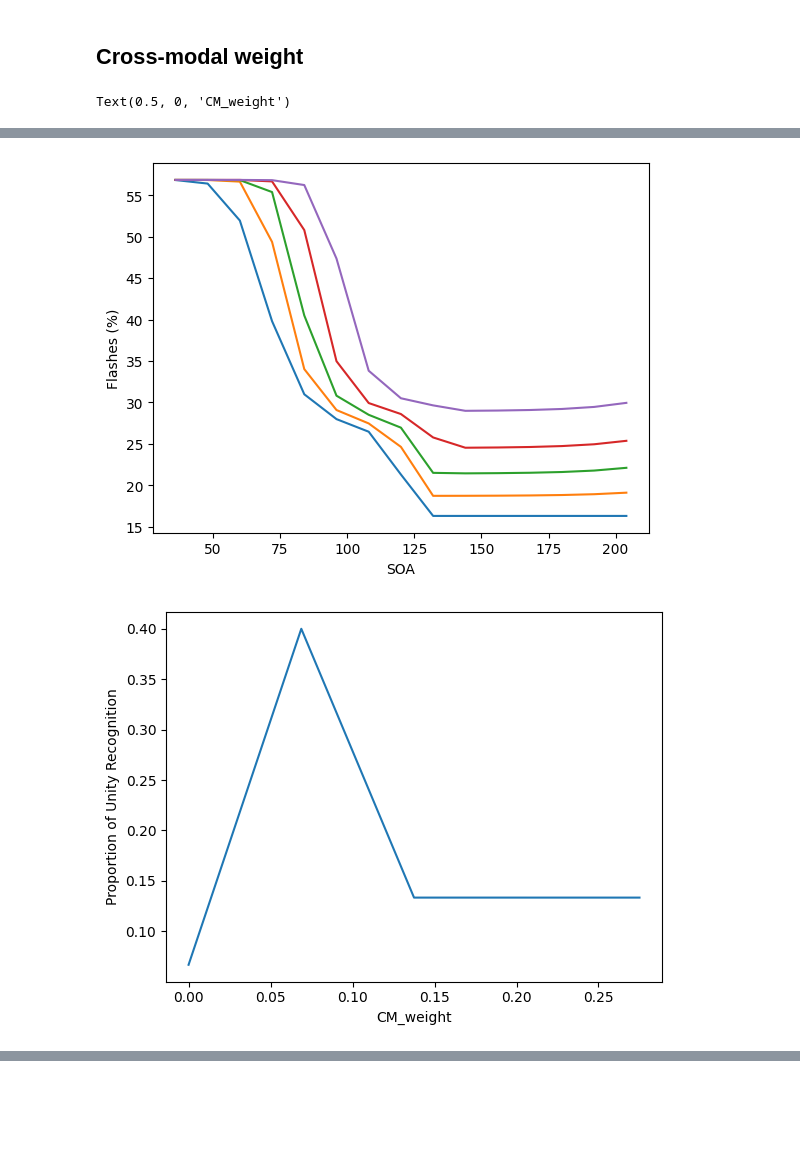
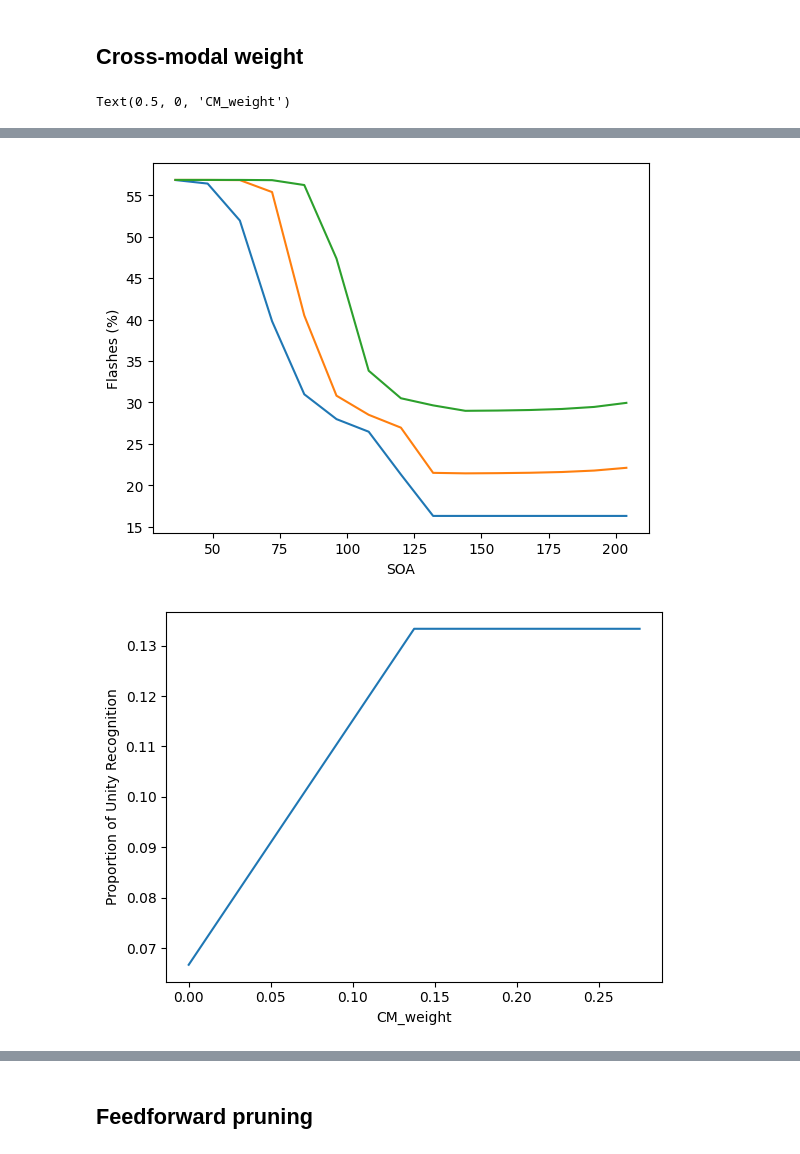
Before and after one commit to renatoparedes/SCZ_DFI_Model, a Jupyter notebook: HSPQ_Parameter_Exploration.ipynb, the cells around one changed output, grey strips where cells are left out. Drawn from its saved outputs; the diff is of its cells as text; code cells hidden in the pictures; blank space fills up the shorter version.

```diff
--- a/HSPQ_Parameter_Exploration.ipynb
+++ b/HSPQ_Parameter_Exploration.ipynb
@@ -122,7 +122,9 @@ import numpy as np
 from findpeaks import findpeaks
 
 
-def myjob_explore(soa, l_ex, fb_weight, cm_weight):
+def myjob_explore(
+    soa, l_ex, fb_weight, cm_weight, ff_pruning_threshold, cm_pruning_threshold
+):
     model = Paredes2022(
         time_range=(0, 500),
         neurons=30,
@@ -142,6 +144,8 @@ def myjob_explore(soa, l_ex, fb_weight, cm_weight):
         feedback_weight=fb_weight,
         feedforward_weight=ff_weight,
         lateral_excitation=l_ex,
+        feedforward_pruning_threshold=ff_pruning_threshold,
+        cross_modal_pruning_threshold=cm_pruning_threshold,
     )
 
     fp = findpeaks(method="topology", verbose=0, limit=0.15)
@@ -174,17 +178,18 @@ cm_weight, fb_weight, ff_weight, a_tau, v_tau, m_tau = (
 )
 
 soas = np.linspace(36, 204, 15)
-lex_values = np.linspace(1.90, 2.15, 5)
+lex_values = np.linspace(1.90, 2.15, 3)
 
 raw_model_data_per_lex = []
 tbw_per_lex = []
 res_per_lex = []
 causes_per_lex = []
+opi_per_lex = []
 
 for lex in lex_values:
     with Parallel(n_jobs=-1) as parallel:
         par_res = parallel(
-            delayed(myjob_explore)(soa, lex, fb_weight, cm_weight) for soa in soas
+            delayed(myjob_explore)(soa, lex, fb_weight, cm_weight, 0, 0) for soa in soas
         )
 
     p_two_flashes = [i[0] for i in par_res]
@@ -201,6 +206,9 @@ for lex in lex_values:
     p_two_causes_average = np.average(np.array(p_two_causes))
     p_unity = 1 - p_two_causes_average
     causes_per_lex.append(p_unity)
+
+    opi = np.average(raw_model_data)
+    opi_per_lex.append(opi)
 # %%
 plt.figure(1)
 plt.plot(lex_values, tbw_per_lex)
@@ -234,17 +248,18 @@ cm_weight, fb_weight, ff_weight, a_tau, v_tau, m_tau = (
 )
 
 soas = np.linspace(36, 204, 15)
-fb_weight_values = np.linspace(0.35, 0.4, 5)
+fb_weight_values = np.linspace(0.35, 0.4, 3)
 
 raw_model_data_per_fb_weight = []
 tbw_per_fb_weight = []
 res_per_fb_weight = []
 causes_per_fb_weight = []
+opi_per_fb_weight = []
 
 for fb_weight in fb_weight_values:
     with Parallel(n_jobs=-1) as parallel:
         par_res = parallel(
-            delayed(myjob_explore)(soa, 2, fb_weight, cm_weight) for soa in soas
+            delayed(myjob_explore)(soa, 2, fb_weight, cm_weight, 0, 0) for soa in soas
         )
 
     p_two_flashes = [i[0] for i in par_res]
@@ -261,6 +276,9 @@ for fb_weight in fb_weight_values:
     p_two_causes_average = np.average(np.array(p_two_causes))
     p_unity = 1 - p_two_causes_average
     causes_per_fb_weight.append(p_unity)
+
+    opi = np.average(raw_model_data)
+    opi_per_fb_weight.append(opi)
 # %%
 plt.figure(1)
 plt.plot(fb_weight_values, tbw_per_fb_weight)
@@ -294,17 +318,18 @@ cm_weight, fb_weight, ff_weight, a_tau, v_tau, m_tau = (
 )
 
 soas = np.linspace(36, 204, 15)
-cm_weight_values = np.linspace(0, 0.275, 5)
+cm_weight_values = np.linspace(0, 0.275, 3)
 
 raw_model_data_per_cm_weight = []
 tbw_per_cm_weight = []
 res_per_cm_weight = []
 causes_per_cm_weight = []
+opi_per_cm_weight = []
 
 for cm_weight in cm_weight_values:
     with Parallel(n_jobs=-1) as parallel:
         par_res = parallel(
-            delayed(myjob_explore)(soa, 2, fb_weight, cm_weight) for soa in soas
+            delayed(myjob_explore)(soa, 2, fb_weight, cm_weight, 0, 0) for soa in soas
         )
 
     p_two_flashes = [i[0] for i in par_res]
@@ -321,6 +346,9 @@ for cm_weight in cm_weight_values:
     p_two_causes_average = np.average(np.array(p_two_causes))
     p_unity = 1 - p_two_causes_average
     causes_per_cm_weight.append(p_unity)
+
+    opi = np.average(raw_model_data)
+    opi_per_cm_weight.append(opi)
 # %%
 plt.figure(1)
 plt.plot(cm_weight_values, tbw_per_cm_weight)
@@ -336,5 +364,10 @@ plt.figure(3)
 plt.plot(cm_weight_values, causes_per_cm_weight)
 plt.ylabel("Proportion of Unity Recognition")
 plt.xlabel("CM_weight")
+
+plt.figure(4)
+plt.plot(cm_weight_values, opi_per_cm_weight)
+plt.ylabel("Overall Proneness to the illusion (%)")
+plt.xlabel("CM_weight")
 # %% [output]
 Text(0.5, 0, 'CM_weight')
@@ -342,2 +375,2 @@ Text(0.5, 0, 'CM_weight')
-[figure, old version]
+[figure, new version]
-[figure, old version]
+[figure, new version]
@@ -348,0 +378,2 @@ Text(0.5, 0, 'CM_weight')
+# %% [markdown]
+## Feedforward pruning
```
Also changed, not shown: parts of 10 cells of this notebook.
